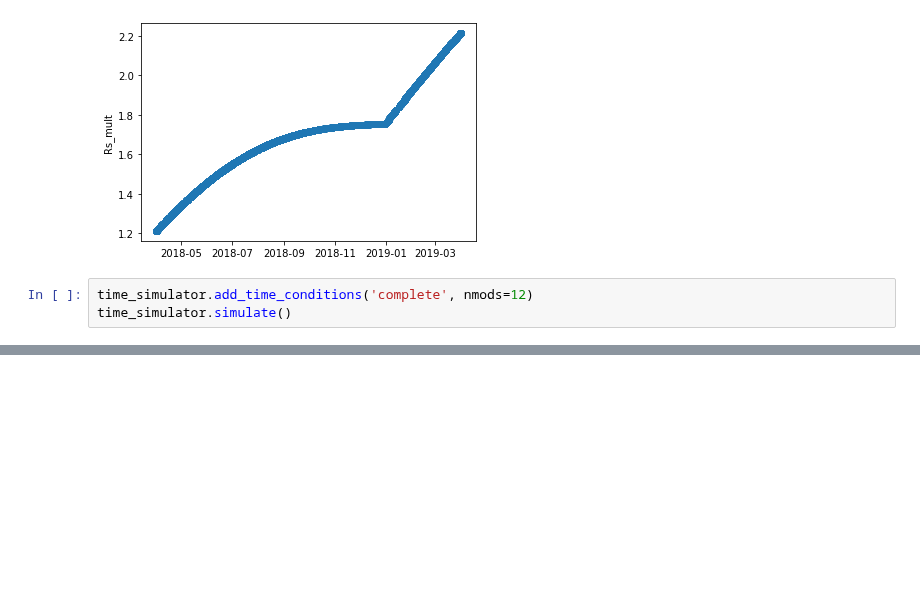
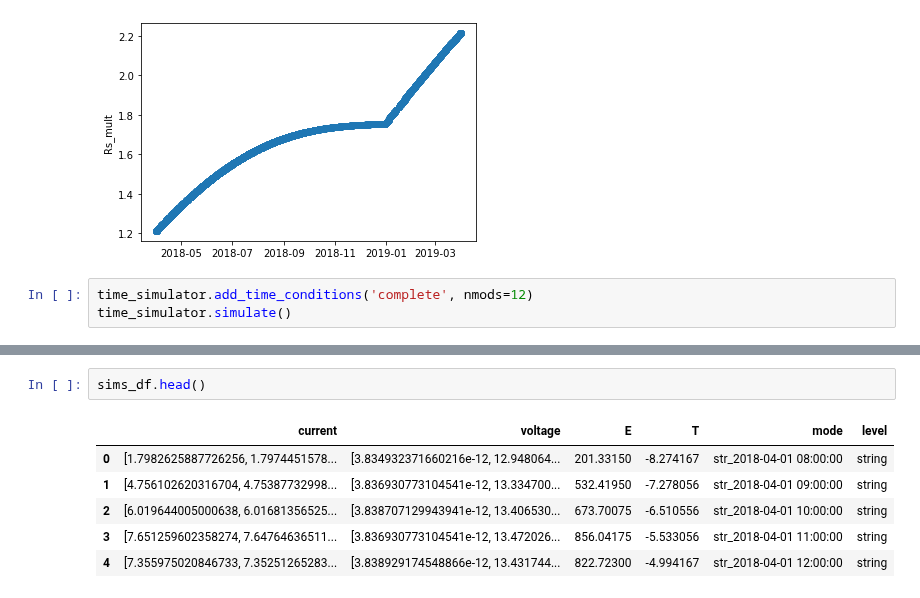
Before and after one commit to sandialabs/pvOps, a Jupyter notebook: examples/tutorial_timeseries_sim.ipynb, the cells around one changed output, grey strips where cells are left out. Cells and saved outputs as stored; diff of their text form; blank space fills up the shorter version.

```diff
--- a/examples/tutorial_timeseries_sim.ipynb
+++ b/examples/tutorial_timeseries_sim.ipynb
@@ -85,0 +72,9 @@ time_simulator.sims_to_df(focus=['string'], cutoff=True)
+# %%
+sims_df.head()
+# %% [output]
+|  | current | voltage | E | T | mode | level |
+| 0 | [1.7982625887726256, 1.7974451578... | [3.834932371660216e-12, 12.948064... | 201.33150 | -8.274167 | str_2018-04-01 08:00:00 | string |
+| 1 | [4.756102620316704, 4.75387732998... | [3.836930773104541e-12, 13.334700... | 532.41950 | -7.278056 | str_2018-04-01 09:00:00 | string |
+| 2 | [6.019644005000638, 6.01681356525... | [3.838707129943941e-12, 13.406530... | 673.70075 | -6.510556 | str_2018-04-01 10:00:00 | string |
+| 3 | [7.651259602358274, 7.64764636511... | [3.836930773104541e-12, 13.472026... | 856.04175 | -5.533056 | str_2018-04-01 11:00:00 | string |
+| 4 | [7.355975020846733, 7.35251265283... | [3.838929174548866e-12, 13.431744... | 822.72300 | -4.994167 | str_2018-04-01 12:00:00 | string |
```
Also changed, not shown: parts of 3 cells of this notebook, 4 other files.
